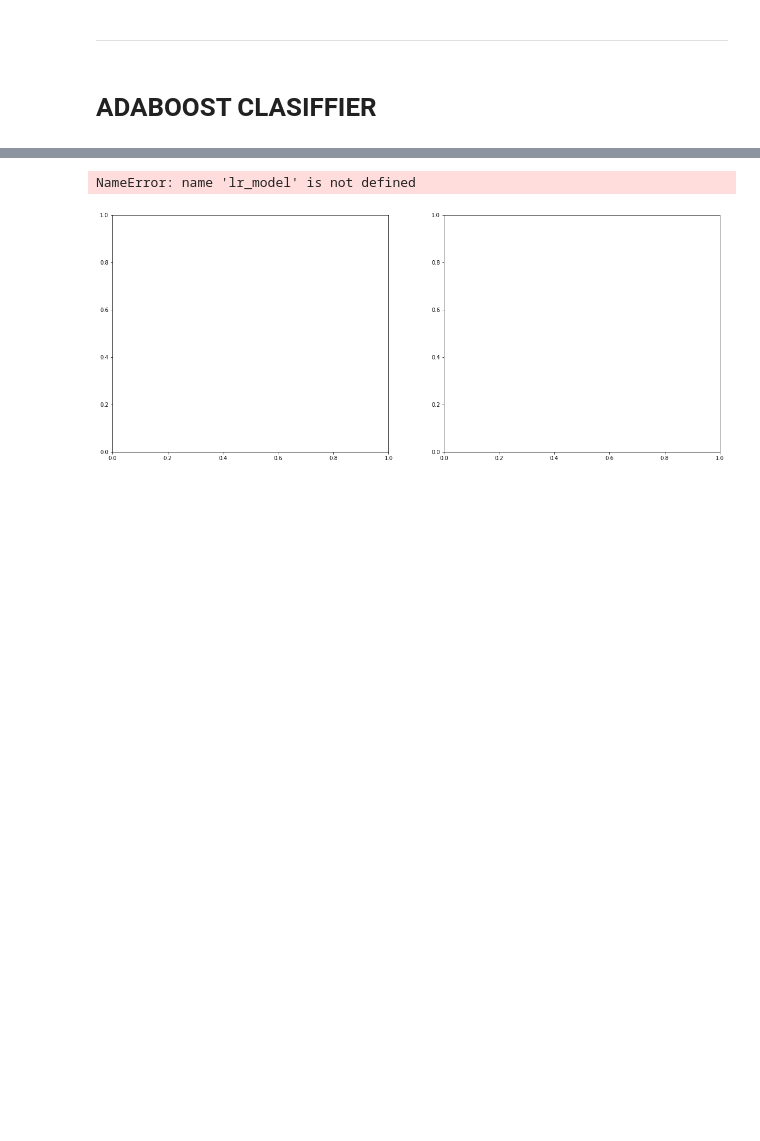
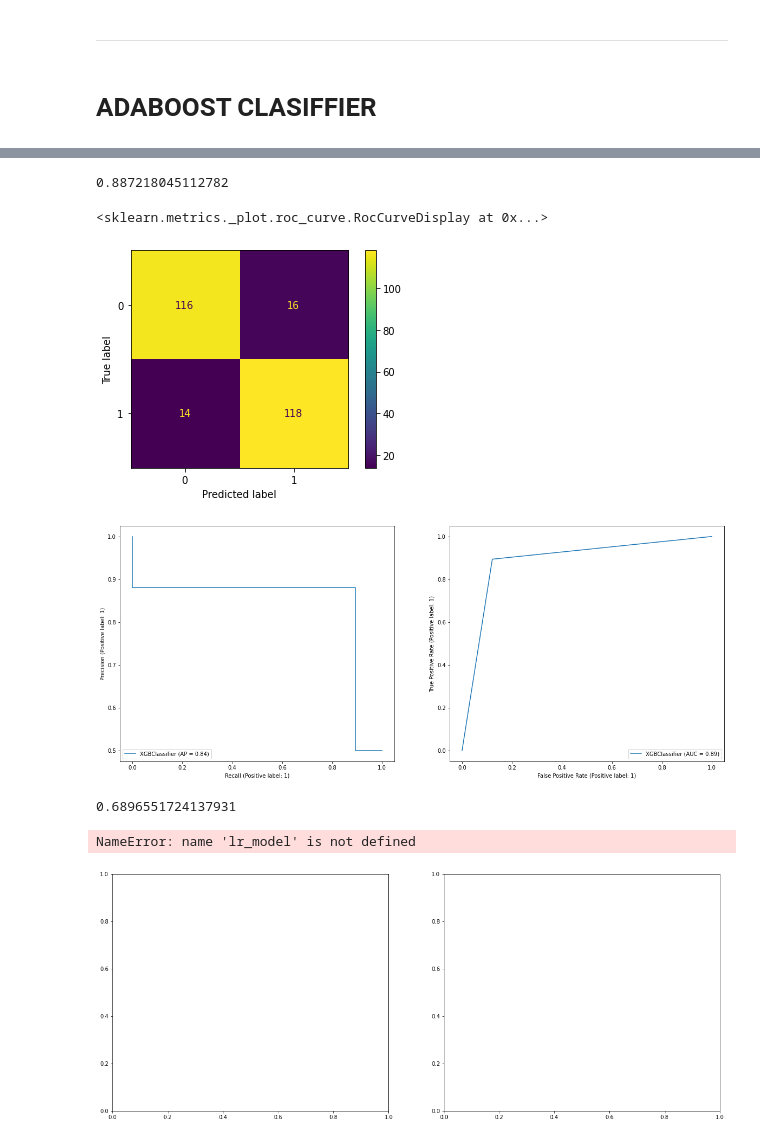
Before and after one commit to JaviCeRodriguez/Heart-Failure-ML, a Jupyter notebook: classification.ipynb, the cells around one changed output, grey strips where cells are left out. Drawn from its saved outputs; the diff is of its cells as text; code cells hidden in the pictures; blank space fills up the shorter version.

```diff
--- a/classification.ipynb
+++ b/classification.ipynb
@@ -359,0 +365,13 @@ plot_roc_curve(ada_model, feat_train, targ_train,ax=ax2)
+# %%
+feat_train_2, feat_val, targ_train_2, targ_val = train_test_split(feat_train,targ_train)
+# %%
+xgbc_model = XGBClassifier(
+    use_label_encoder=False,
+    n_estimators=500,
+    learning_rate=0.5,
+    reg_lambda=1.0,reg_alpha=0.0,
+    gamma=0.0,objective='binary:hinge',
+    max_depth=3)
+xgbc_model.fit(feat_train_2,targ_train_2,eval_set=[(feat_train_2, targ_train_2), (feat_val, targ_val)],
+        eval_metric='error',early_stopping_rounds=20,
+        verbose=True)
@@ -360,3 +406,23 @@ plot_roc_curve(ada_model, feat_train, targ_train,ax=ax2)
+# %%
+
+print(f1_score(targ_train,xgbc_model.predict(feat_train)))
+# %% [output]
+0.887218045112782
+# %%
+cm = confusion_matrix(targ_train, xgbc_model.predict(feat_train))
+disp = ConfusionMatrixDisplay(confusion_matrix=cm)
+disp.plot()
+fig, (ax1, ax2) = plt.subplots(1, 2, figsize=(20, 8))
+plot_precision_recall_curve(xgbc_model, feat_train, targ_train,ax=ax1)
+plot_roc_curve(xgbc_model, feat_train, targ_train,ax=ax2)
+# %% [output]
+<sklearn.metrics._plot.roc_curve.RocCurveDisplay at 0x...>
+[figure, added]
+[figure, added]
+# %%
+print(f1_score(targ_test,xgbc_model.predict(feat_test)))
+# %% [output]
+0.6896551724137931
 # %%
 #ESTO ESTÁ MAL PORQ ESTOY VIENDO RESULTADOS DEL GRID Y NO DEL CROSS VALIDATION
 
```
Also changed, not shown: parts of 8 cells of this notebook.
